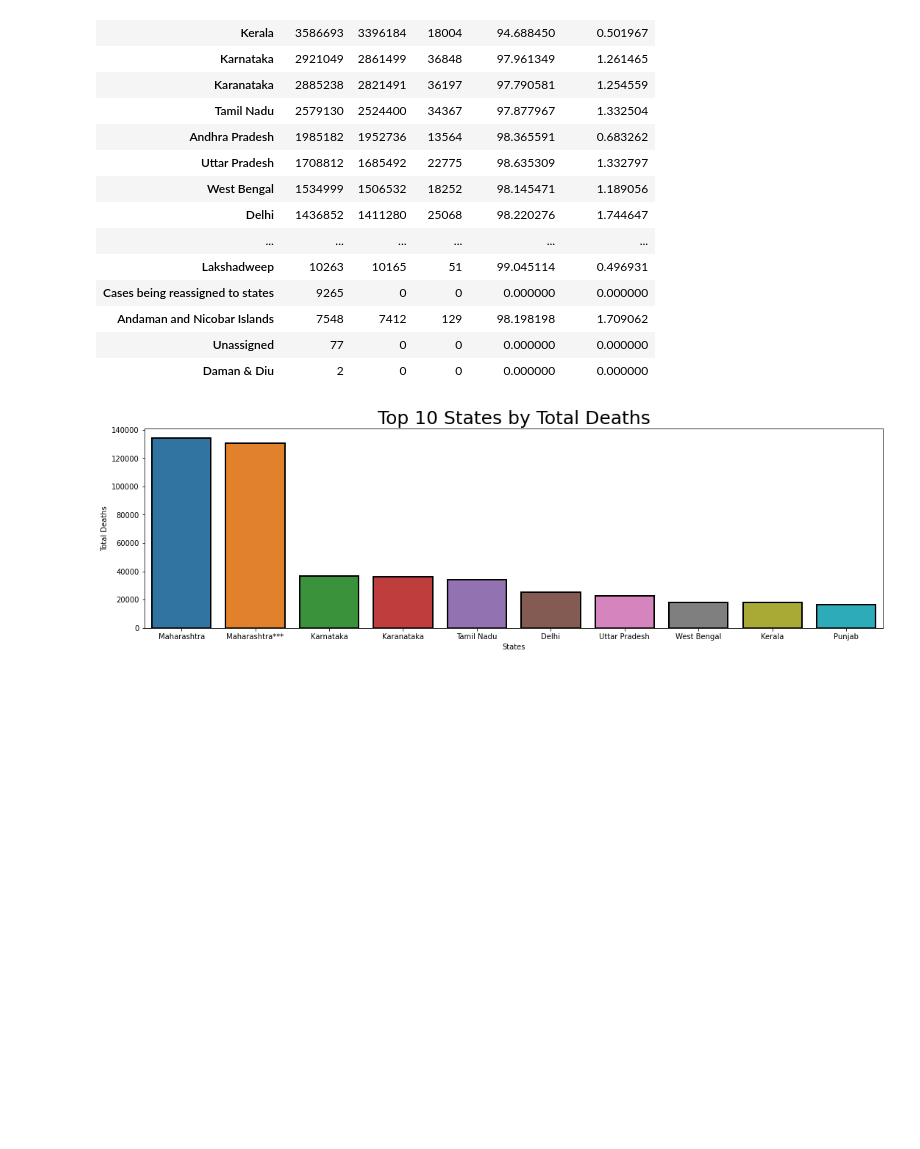
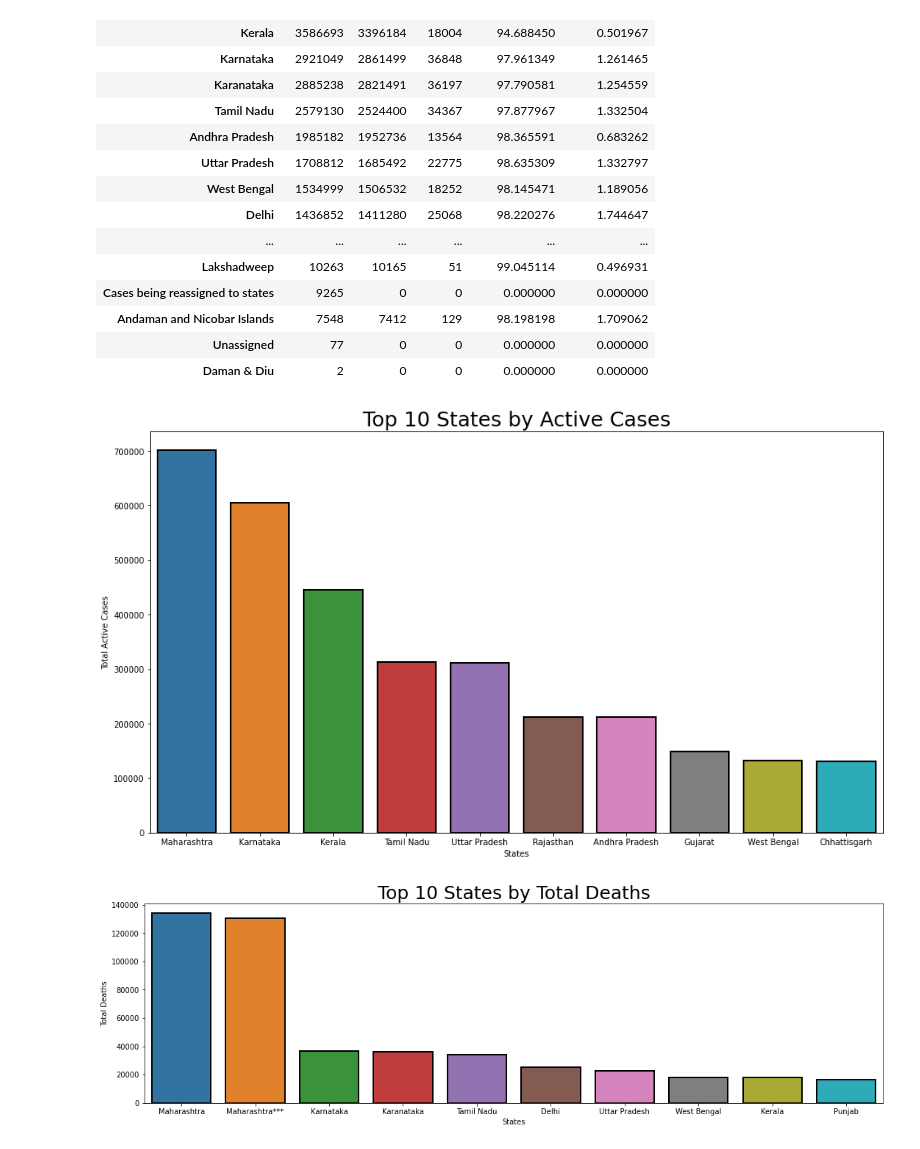
Before and after one commit to saberzero1/covid-visualization, a Jupyter notebook: Covid Data Analysis India.ipynb, the cells around one changed output. Saved outputs shown, nothing was run; the diff lists cells and outputs as text; code cells hidden in the pictures; blank space fills up the shorter version.

```diff
--- a/Covid Data Analysis India.ipynb
+++ b/Covid Data Analysis India.ipynb
@@ -150,17 +149,15 @@ statewise.style.background_gradient(cmap = "BuPu")
 # %%
 # Top 10 States by Active Cases.
 top_ten_active_cases = covid_df.groupby(by = "State/UnionTerritory").max()[["Active_Cases", "Date"]].sort_values(by = ["Active_Cases"], ascending = False).reset_index()
 # Create figure for Top 10 States by Active Cases.
 fig = plt.figure(figsize=(16,9))
 plt.title("Top 10 States by Active Cases", size = 25)
 ax = sns.barplot(data = top_ten_active_cases.iloc[:10], y = "Active_Cases", x = "State/UnionTerritory", linewidth = 2, edgecolor = "black")
 plt.xlabel("States")
 plt.ylabel("Total Active Cases")
-import plotly
-import plotly.tools as tls
-plotly_fig = tls.mpl_to_plotly(fig)
-plotly.offline.plot(plotly_fig, filename="hi.html")
 plt.show()
+# %% [output]
+[figure, added]
 # %%
 # Top 10 States by Highest Deaths.
 top_ten_deaths = covid_df.groupby(by = "State/UnionTerritory").max()[["Deaths", "Date"]].sort_values(by = ["Deaths"], ascending = False).reset_index()
```
Also changed, not shown: parts of 3 cells of this notebook.
